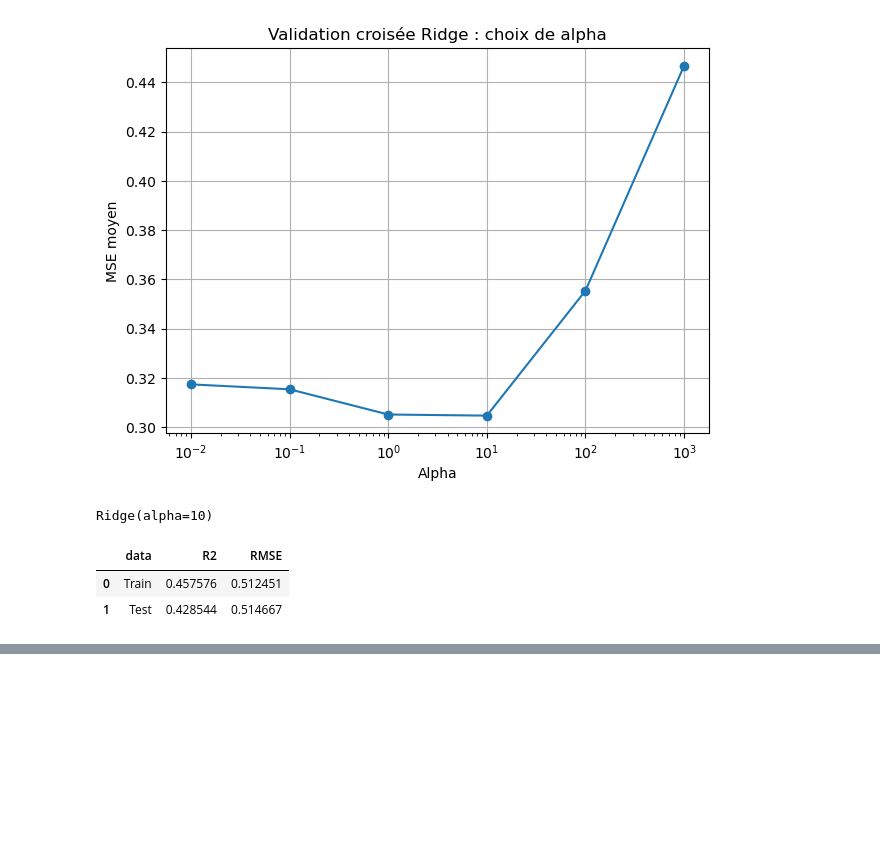
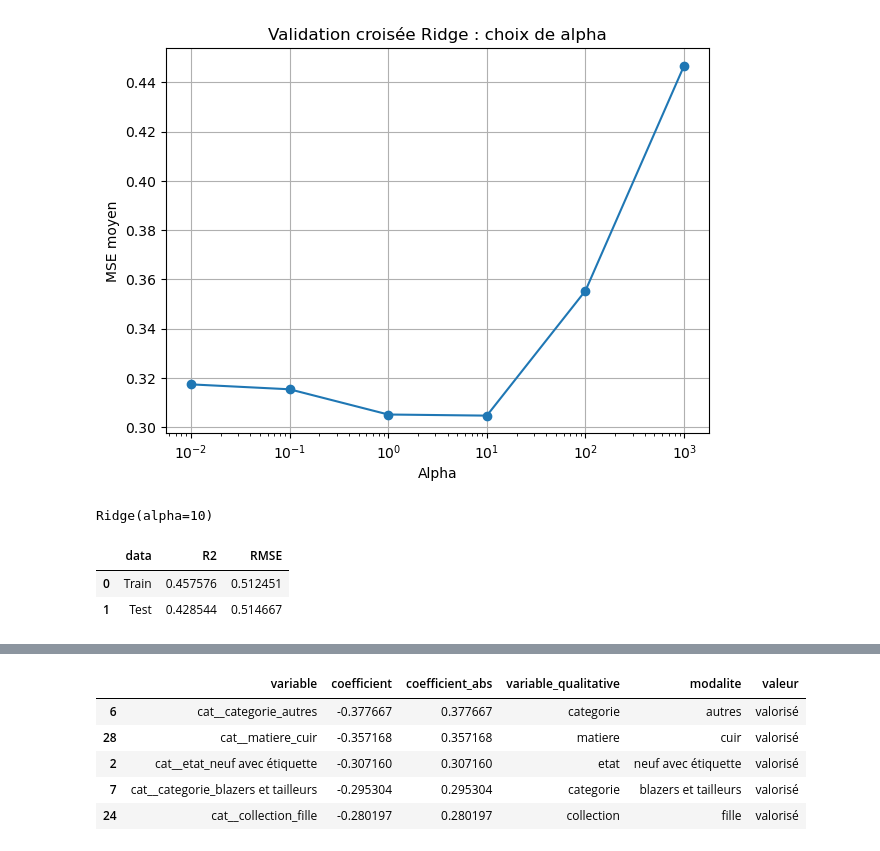
Before and after one commit to NourBouabid/Vinted-Zara-scrapping-et-analyse, a Jupyter notebook: Notebook_Analyse.ipynb, the cells around one changed output, grey strips where cells are left out. Cells and saved outputs as stored; diff of their text form; code cells hidden in the pictures; blank space fills up the shorter version.

```diff
--- a/Notebook_Analyse.ipynb
+++ b/Notebook_Analyse.ipynb
@@ -288,0 +284,38 @@ coef_df.head(15)
+# %%
+#Stokage coefficient importants avec variable qualitatives et modalité associées
+qual_cols = ["etat", "categorie", "matiere", "couleur", "collection"]
+
+coef_modalites = coef_df.copy()
+#filtrer les coefficients importants
+coef_modalites = coef_modalites[coef_modalites["coefficient_abs"] > 0.1].copy()
+
+# filtrer les variables qualitatives
+coef_modalites = coef_modalites[coef_modalites["variable"].str.startswith("cat__")].copy()
+
+def extraire_variable_modalite(nom_variable):
+    nom = nom_variable.replace("cat__", "")
+
+    for col in qual_cols:
+        prefix = col + "_"
+        if nom.startswith(prefix):
+            modalite = nom.replace(prefix, "", 1)
+            return pd.Series([col, modalite])
+
+    return pd.Series([None, None])
+
+coef_modalites[["variable_qualitative", "modalite"]] = coef_modalites["variable"].apply(extraire_variable_modalite)
+
+coef_modalites["valeur"] = np.where(
+    coef_modalites["coefficient"] < 0,
+    "valorisé",
+    "dévalorisé"
+)
+
+coef_modalites.head()
+# %% [output]
+|  | variable | coefficient | coefficient_abs | variable_qualitative | modalite | valeur |
+| 6 | cat__categorie_autres | -0.377667 | 0.377667 | categorie | autres | valorisé |
+| 28 | cat__matiere_cuir | -0.357168 | 0.357168 | matiere | cuir | valorisé |
+| 2 | cat__etat_neuf avec étiquette | -0.307160 | 0.307160 | etat | neuf avec étiquette | valorisé |
+| 7 | cat__categorie_blazers et tailleurs | -0.295304 | 0.295304 | categorie | blazers et tailleurs | valorisé |
+| 24 | cat__collection_fille | -0.280197 | 0.280197 | collection | fille | valorisé |
```
Also changed, not shown: parts of 11 cells of this notebook.
